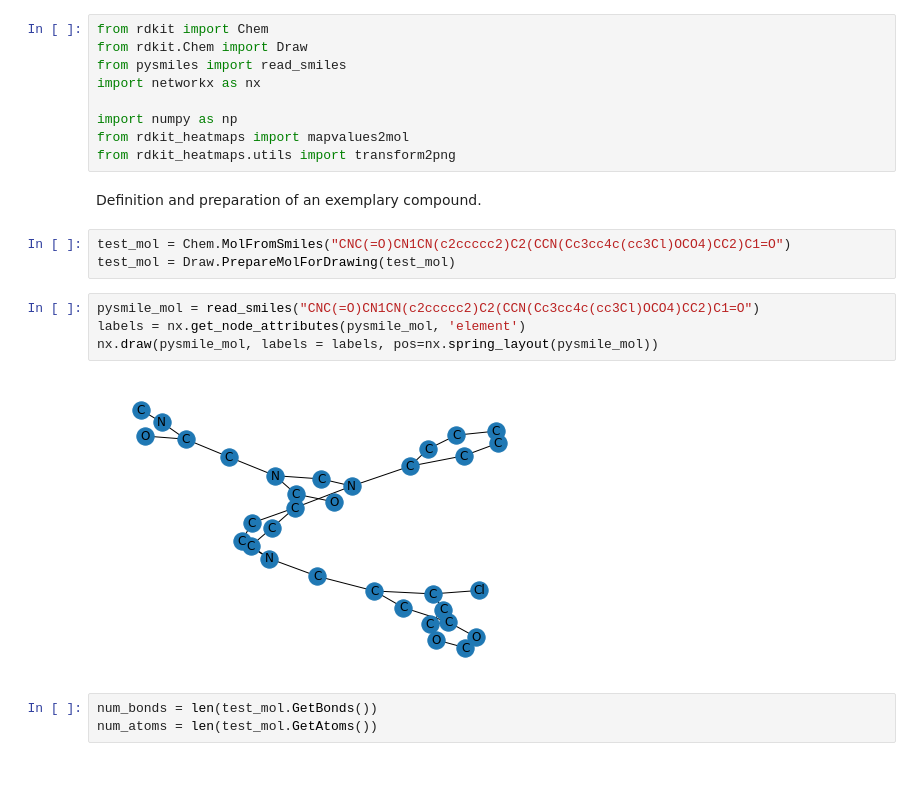
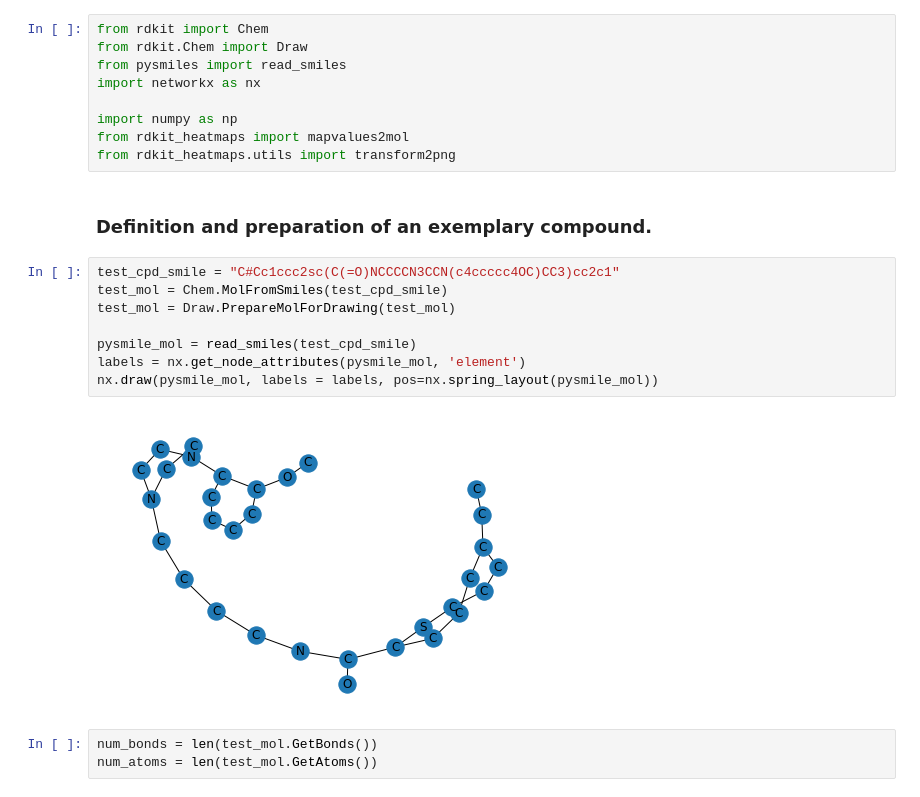
Before and after one commit to AndMastro/EdgeSHAPer, a Jupyter notebook: src/explanations_visualizer.ipynb, the cells around one changed output. Drawn from its saved outputs; the diff is of its cells as text.

```diff
--- a/src/explanations_visualizer.ipynb
+++ b/src/explanations_visualizer.ipynb
@@ -10,16 +10,17 @@ import numpy as np
 from rdkit_heatmaps import mapvalues2mol
 from rdkit_heatmaps.utils import transform2png
 # %% [markdown]
-Definition and preparation of an exemplary compound.
+### Definition and preparation of an exemplary compound.
-# %%
-test_mol = Chem.MolFromSmiles("CNC(=O)CN1CN(c2ccccc2)C2(CCN(Cc3cc4c(cc3Cl)OCO4)CC2)C1=O")
-test_mol = Draw.PrepareMolForDrawing(test_mol)
 # %%
-pysmile_mol = read_smiles("CNC(=O)CN1CN(c2ccccc2)C2(CCN(Cc3cc4c(cc3Cl)OCO4)CC2)C1=O")
+test_cpd_smile = "C#Cc1ccc2sc(C(=O)NCCCCN3CCN(c4ccccc4OC)CC3)cc2c1"
+test_mol = Chem.MolFromSmiles(test_cpd_smile)
+test_mol = Draw.PrepareMolForDrawing(test_mol)
+
+pysmile_mol = read_smiles(test_cpd_smile)
 labels = nx.get_node_attributes(pysmile_mol, 'element')
 nx.draw(pysmile_mol, labels = labels, pos=nx.spring_layout(pysmile_mol))
 # %% [output]
-[figure, old version]
+[figure, new version]
 # %%
 num_bonds = len(test_mol.GetBonds())
 num_atoms = len(test_mol.GetAtoms())
```
Also changed, not shown: parts of 16 cells of this notebook, 19 other files.
